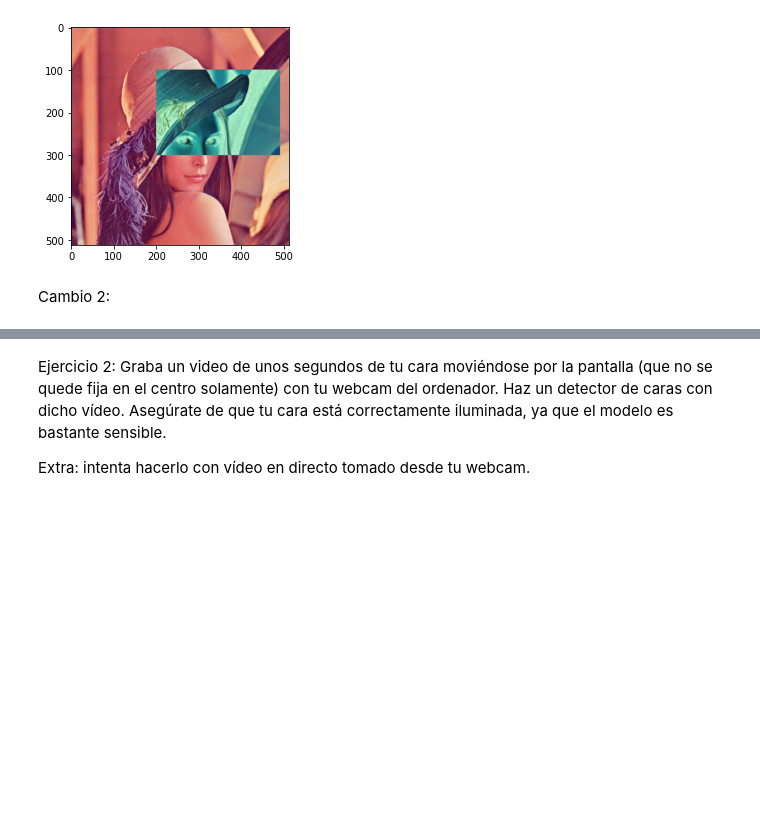
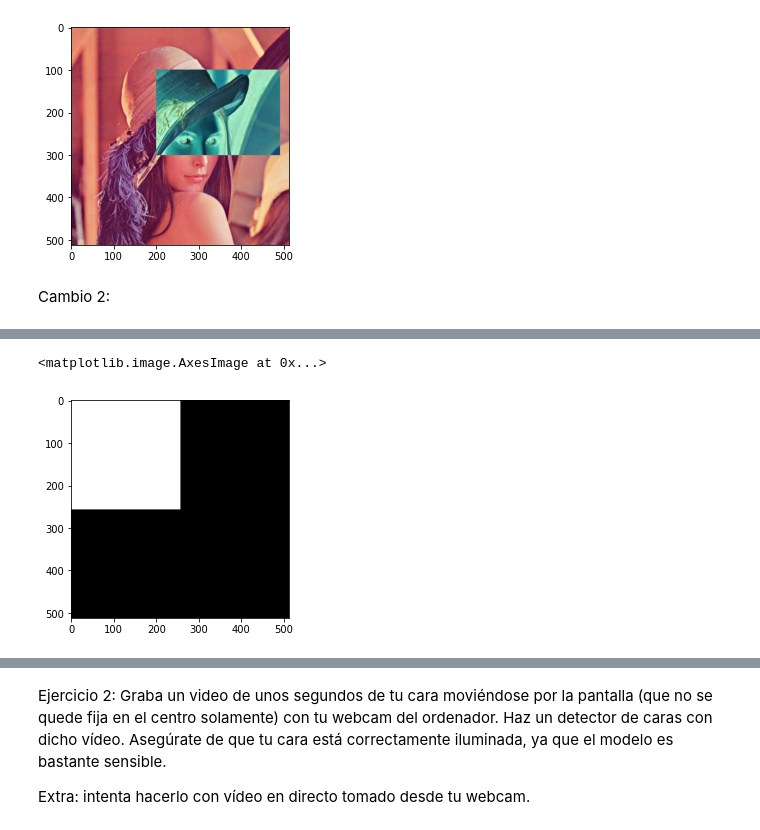
Before and after one commit to almesa93/taller_OpenCV, a Jupyter notebook: archivos/opencv_exercises.ipynb, the cells around one changed output, grey strips where cells are left out. Drawn from its saved outputs; the diff is of its cells as text; code cells hidden in the pictures; blank space fills up the shorter version.

```diff
--- a/archivos/opencv_exercises.ipynb
+++ b/archivos/opencv_exercises.ipynb
@@ -49,0 +62,8 @@ Cambio 2:
+# %%
+blank = np.zeros(img_2.shape[:2], dtype='uint8')
+# %%
+rectangle_left_up = cv.rectangle(blank.copy(), (0, int(shape[1]*0.5)), (int(shape[0]*0.5), 0), 255, -1)
+plt.imshow(cv.cvtColor(src= rectangle_left_up, code = cv.COLOR_BGR2RGB))
+# %% [output]
+<matplotlib.image.AxesImage at 0x...>
+[figure, added]
```
Also changed, not shown: parts of 30 cells of this notebook, 1 other file.
